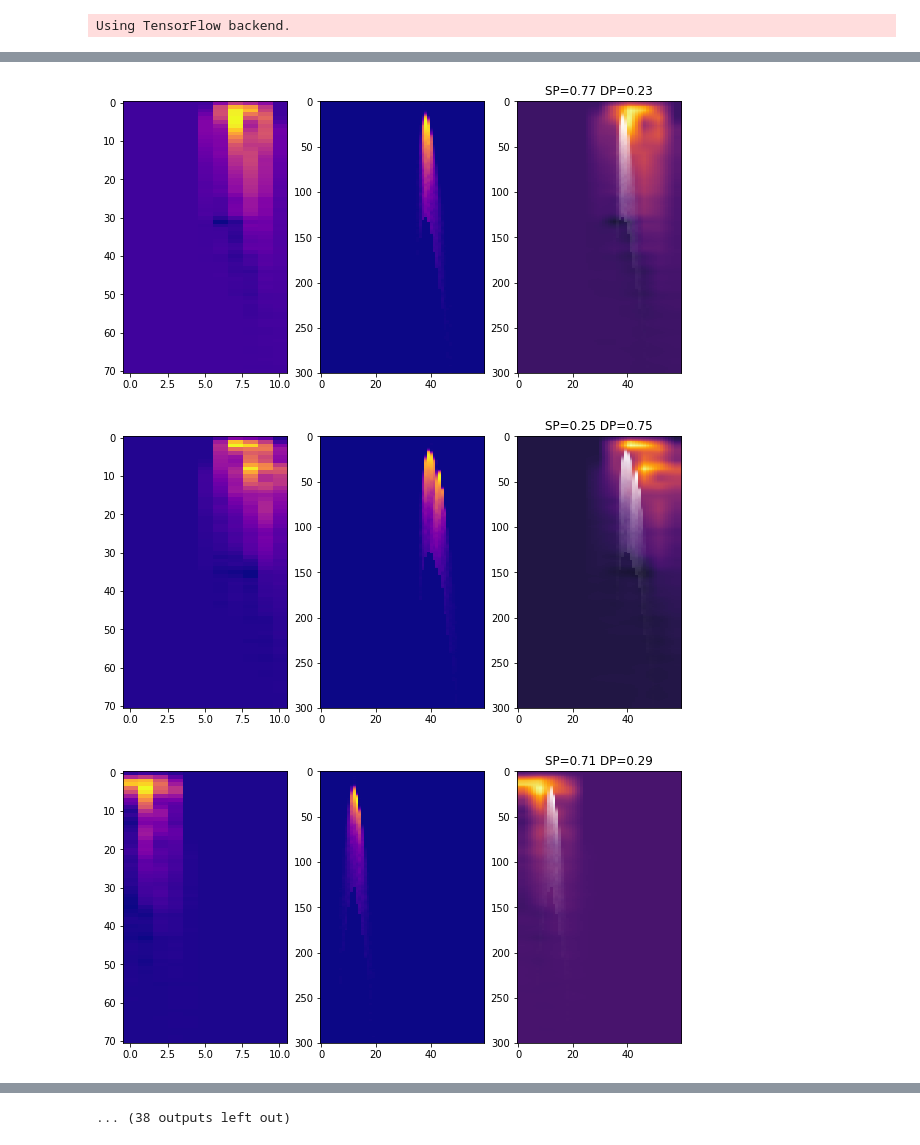
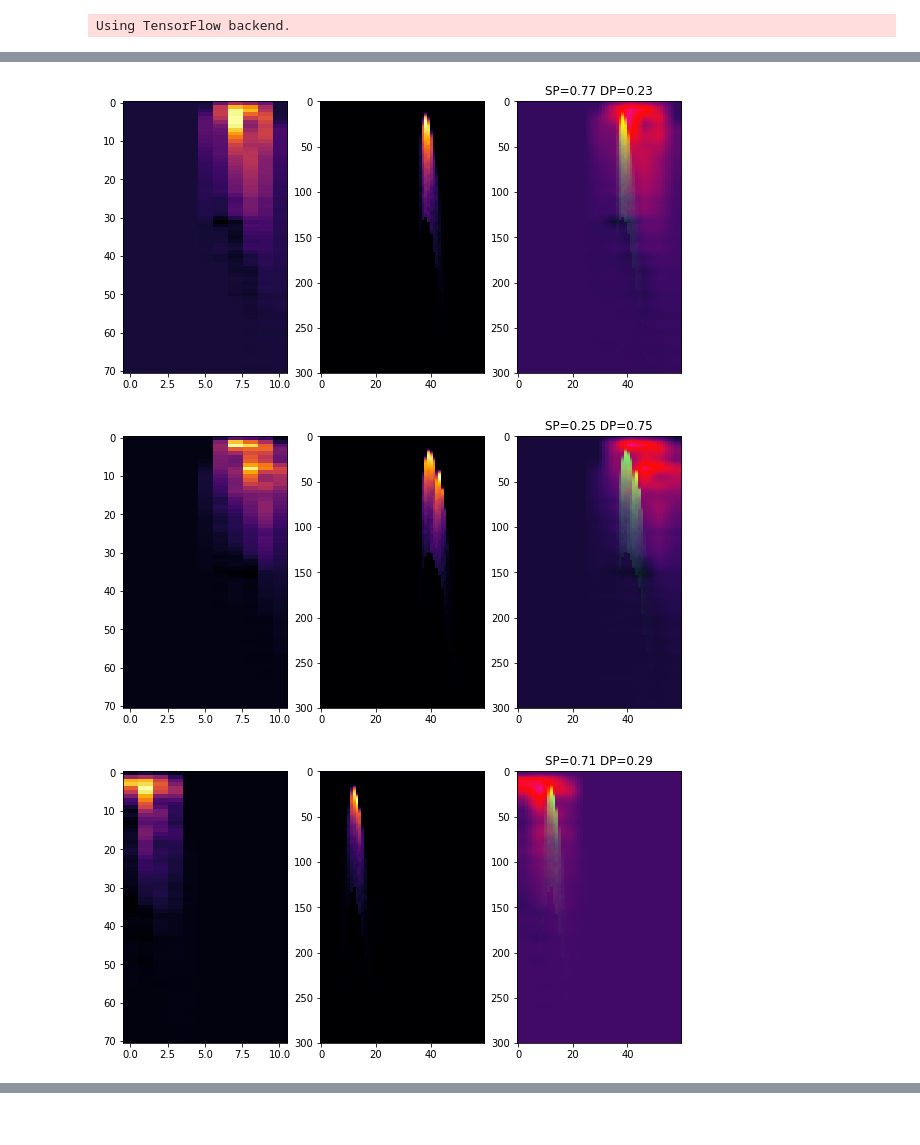
Before and after one commit to dpankova/DoublePulse, a Jupyter notebook: notebooks/Doug/DL_heatmap.ipynb, the cells around one changed output, grey strips where cells are left out. Saved outputs shown, nothing was run; the diff lists cells and outputs as text; code cells hidden in the pictures.

Commit message:
Heatmap actually working and new data qst5000

```diff
--- a/notebooks/Doug/DL_heatmap.ipynb
+++ b/notebooks/Doug/DL_heatmap.ipynb
@@ -87,7 +87,7 @@ data_s = data_s.astype('float32')/10**-8
 # %%
 tensors = []
 decision = []
-for i in range(0,50):
+for i in range(0,5):
     tensor = data_d[i:i+1]
     tensors.append(tensor)
     im = tensor.reshape(300,60)
@@ -140,15 +132,19 @@ def Overlay(tensor, heatmap):
     img_max = np.max(img)
     img[img<0] = 0
     img = img / img_max /1.1+ 0.04
-    img = 1 - img
+    #img = 1 - img
 
     htm = cv2.resize(heatmap, (img.shape[1], img.shape[0]))
     cm = plt.get_cmap('inferno')
     htm = cm(htm)
+    htm = htm[:,:,:3]
+    #print(htm[:10])
 
+    hsv = mpl.colors.rgb_to_hsv(htm)
+    #print(hsv[:10])
     for i, row in enumerate(img):
         for j, val in enumerate(row):
-            htm[i][j][3] = val
+            htm[i][j][1] = val
 
     return(htm)
 # %%
@@ -158,7 +154,7 @@ for i, tensor in enumerate(tensors):
     #print(spos[100])
     f, ax_arr = plt.subplots(1,3,figsize=(10, 5))
     plt.title(decision[i])
-    ax_arr[0].imshow(htmap,aspect='auto', cmap = 'plasma')
-    ax_arr[1].imshow(tensor.reshape(300,60), aspect='auto', cmap = 'plasma')
+    ax_arr[0].imshow(htmap,aspect='auto', cmap = 'inferno')
+    ax_arr[1].imshow(tensor.reshape(300,60), aspect='auto', cmap = 'inferno')
     ax_arr[2].imshow(spos,aspect='auto')
 # %% [output]
@@ -166,3 +162,3 @@ for i, tensor in enumerate(tensors):
-[figure, old version]
+[figure, new version]
-[figure, old version]
+[figure, new version]
-[figure, old version]
+[figure, new version]
@@ -177 +165,0 @@ for i, tensor in enumerate(tensors):
-... (38 outputs left out)
```
Also changed, not shown: parts of 3 cells of this notebook, 1 other file.
